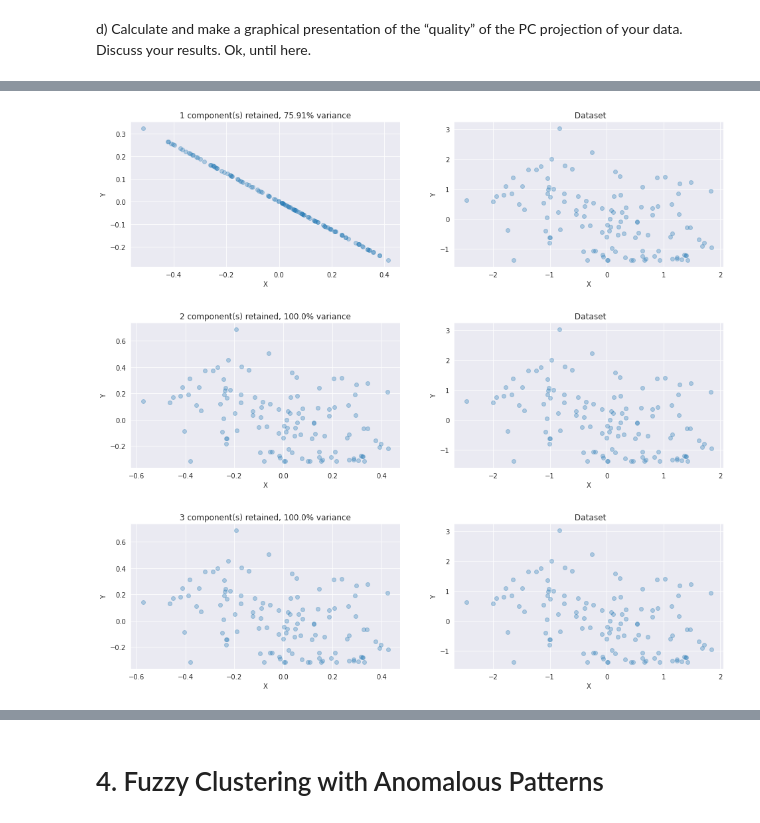
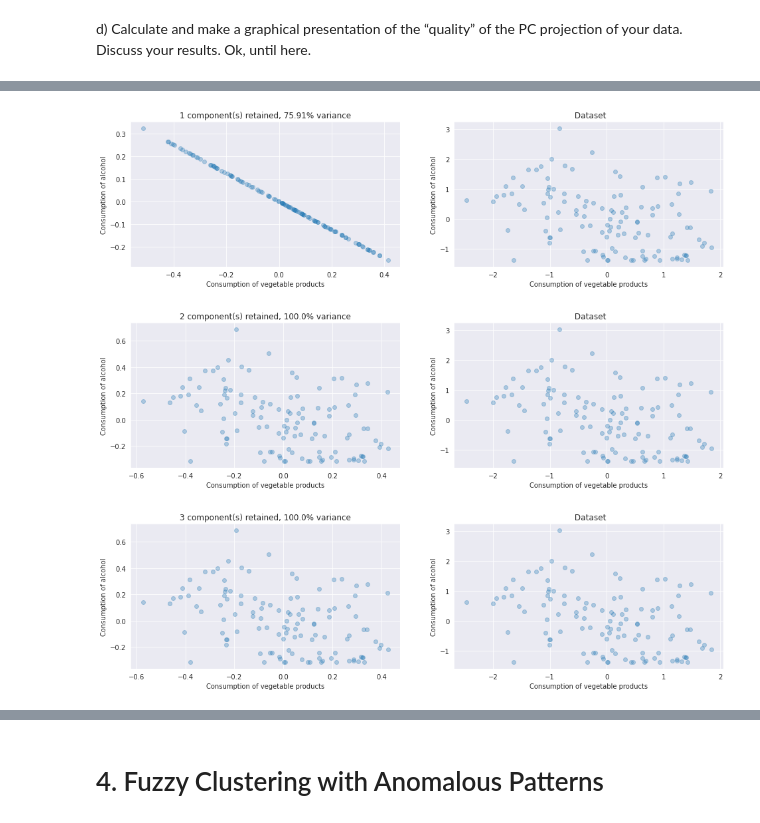
Before and after one commit to Migaalee/PAD, a Jupyter notebook: PAD_project1.ipynb, the cells around one changed output, grey strips where cells are left out. Drawn from its saved outputs; the diff is of its cells as text; code cells hidden in the pictures.

```diff
--- a/PAD_project1.ipynb
+++ b/PAD_project1.ipynb
@@ -1062,42 +1097,43 @@ NameError: ignored
 # %%
 r = x_pca.shape[1]
 var_explained = np.cumsum(s**2)/np.sum(s**2)*100;
 
 # You can change the features you would like to display, from 0 to 3
-f1=0   #
-f2=2   #
+f1=0   # vegetables
+f2=1   # animal product
+f3=2   #alcohol
 
 approx = []
 for n in range(1,r+1):
     approximation = np.dot((u[:,:n] * s[:n]),vh[:n,:])
 
     approx.append(approximation)
 
     fig, [ax1,ax2] = plt.subplots(ncols=2, figsize=(16,4))
 
     sns.regplot(x=approximation[:,f1],
-              y=approximation[:,f2],
+              y=approximation[:,f3],
               fit_reg=False,
               scatter_kws={'alpha':0.3}, ax=ax1)
-    ax1.set(xlabel= 'X',
-           ylabel= 'Y',
+    ax1.set(xlabel= 'Consumption of vegetable products',
+           ylabel= 'Consumption of alcohol',
            title= (str(n)
                    + ' component(s) retained, '
                    + str(round(var_explained[n-1],2))
                    + '% variance'))
 
 
-    sns.regplot(x=x_norm_z[:,f1],
-                y=x_norm_z[:,f2],
+    sns.regplot(x=x_norm_z[:,0],
+                y=x_norm_z[:,2],
                 fit_reg=False,
                 scatter_kws={'alpha':0.3}, ax=ax2)
-    ax2.set(xlabel='X',
-           ylabel= 'Y',
+    ax2.set(xlabel='Consumption of vegetable products',
+           ylabel= 'Consumption of alcohol',
            title=' Dataset');
 # %% [output]
-[figure, old version]
+[figure, new version]
-[figure, old version]
+[figure, new version]
-[figure, old version]
+[figure, new version]
 # %%
 #print(var_explained)
 #Before normalisation
```
Also changed, not shown: parts of 25 cells of this notebook.
